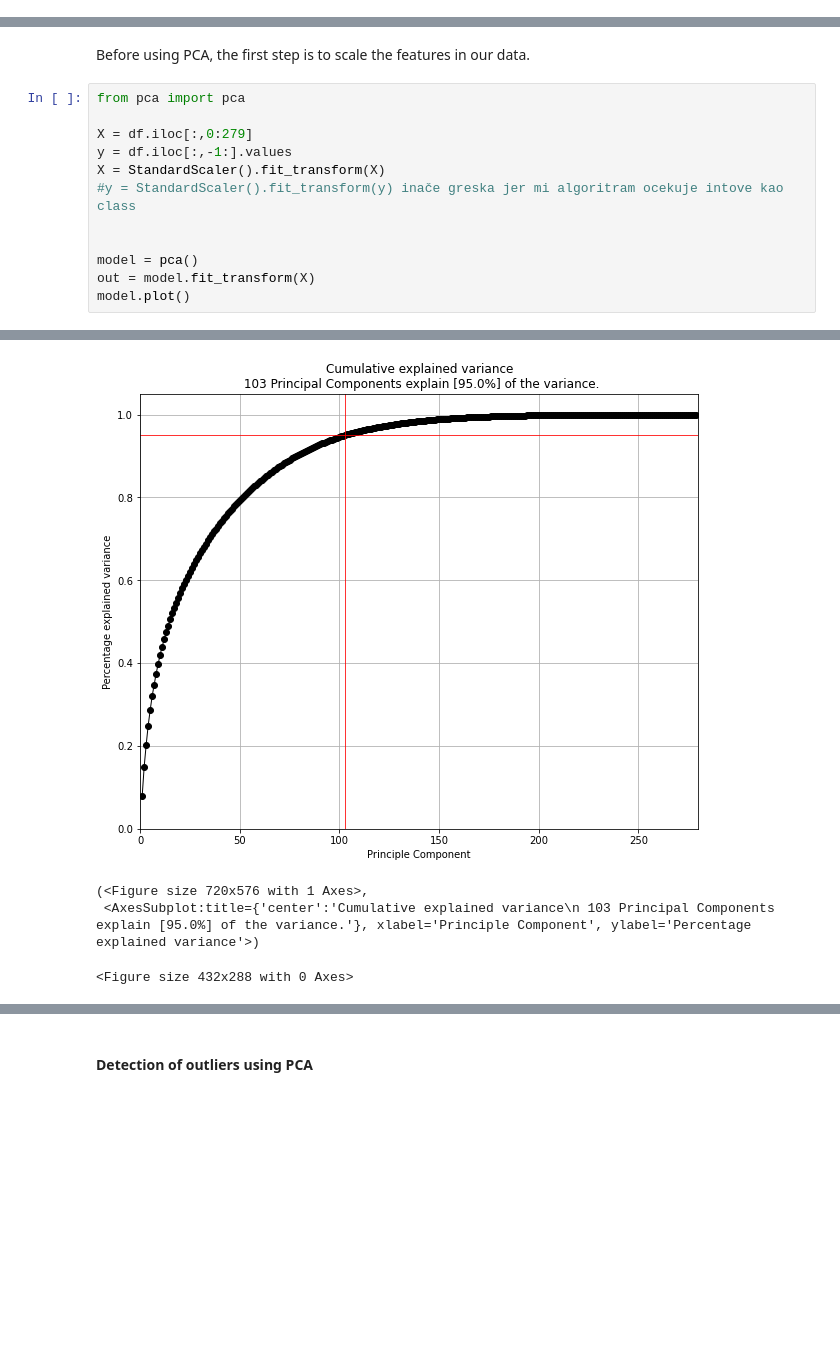
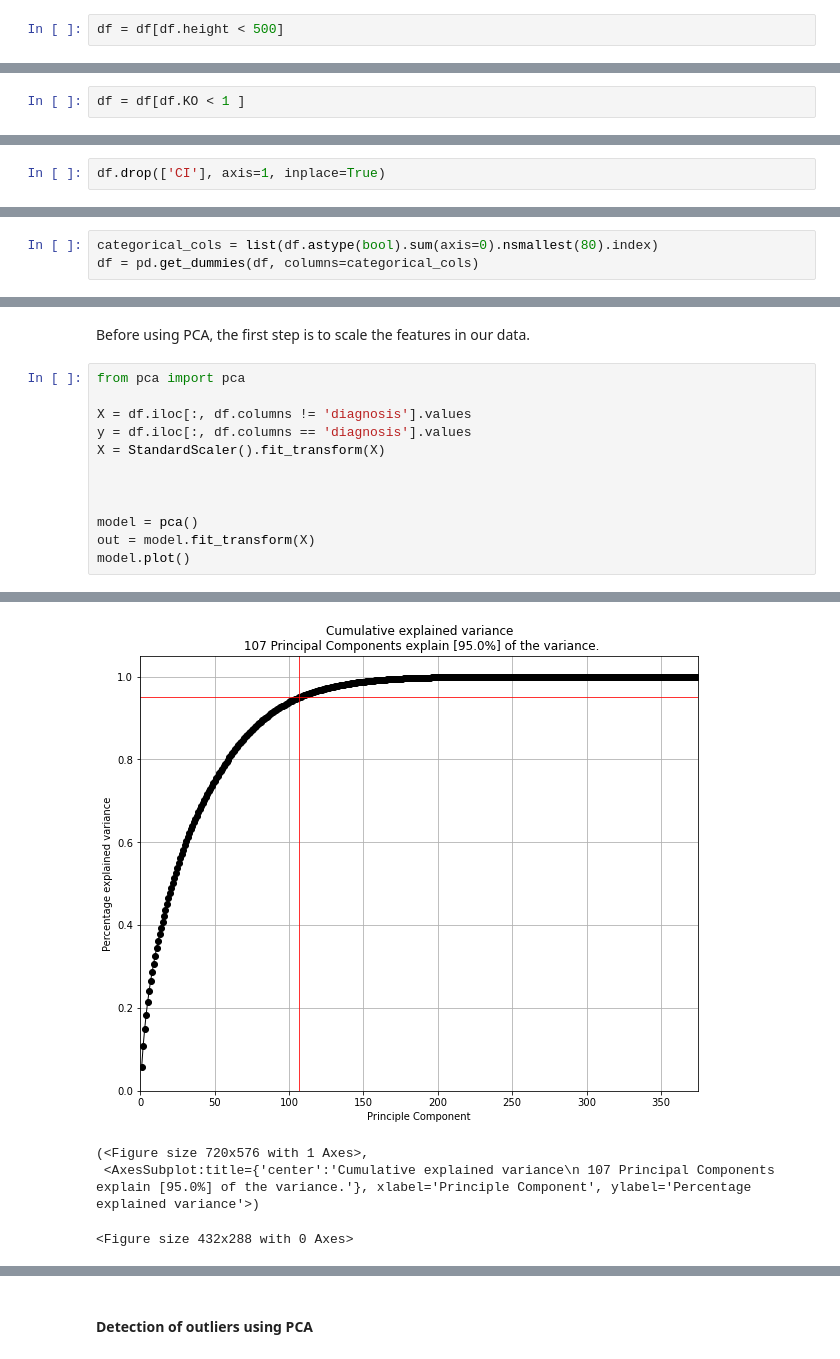
Before and after one commit to anaterovic/UZOP, a Jupyter notebook: code.ipynb, the cells around one changed output, grey strips where cells are left out. Cells and saved outputs as stored; diff of their text form; blank space fills up the shorter version.

```diff
--- a/code.ipynb
+++ b/code.ipynb
@@ -133,0 +224,2 @@ Finally, there are no more missing values in our data.
+# %%
+df = df[df.height < 500]
@@ -133,0 +252,2 @@ Finally, there are no more missing values in our data.
+# %%
+df = df[df.KO < 1 ]
@@ -133,0 +273,2 @@ Finally, there are no more missing values in our data.
+# %%
+df.drop(['CI'], axis=1, inplace=True)
@@ -133,0 +277,3 @@ Finally, there are no more missing values in our data.
+# %%
+categorical_cols = list(df.astype(bool).sum(axis=0).nsmallest(80).index)
+df = pd.get_dummies(df, columns=categorical_cols)
@@ -138,10 +310,10 @@ Before using PCA, the first step is to scale the features in our data.
 # %%
 from pca import pca
 
-X = df.iloc[:,0:279]
-y = df.iloc[:,-1:].values
+X = df.iloc[:, df.columns != 'diagnosis'].values
+y = df.iloc[:, df.columns == 'diagnosis'].values
 X = StandardScaler().fit_transform(X)
-#y = StandardScaler().fit_transform(y) inače greska jer mi algoritram ocekuje intove kao class
+
 
 
 model = pca()
@@ -159,6 +331,6 @@ model.plot()
 [pca] >Outlier detection using SPE/DmodX with n_std=[2]
-[figure, old version]
+[figure, new version]
 (<Figure size 720x576 with 1 Axes>,
- <AxesSubplot:title={'center':'Cumulative explained variance\n 103 Principal Components explain [95.0%] of the variance.'}, xlabel='Principle Component', ylabel='Percentage explained variance'>)
+ <AxesSubplot:title={'center':'Cumulative explained variance\n 107 Principal Components explain [95.0%] of the variance.'}, xlabel='Principle Component', ylabel='Percentage explained variance'>)
 <Figure size 432x288 with 0 Axes>
 # %% [markdown]
```
Also changed, not shown: parts of 46 cells of this notebook.
